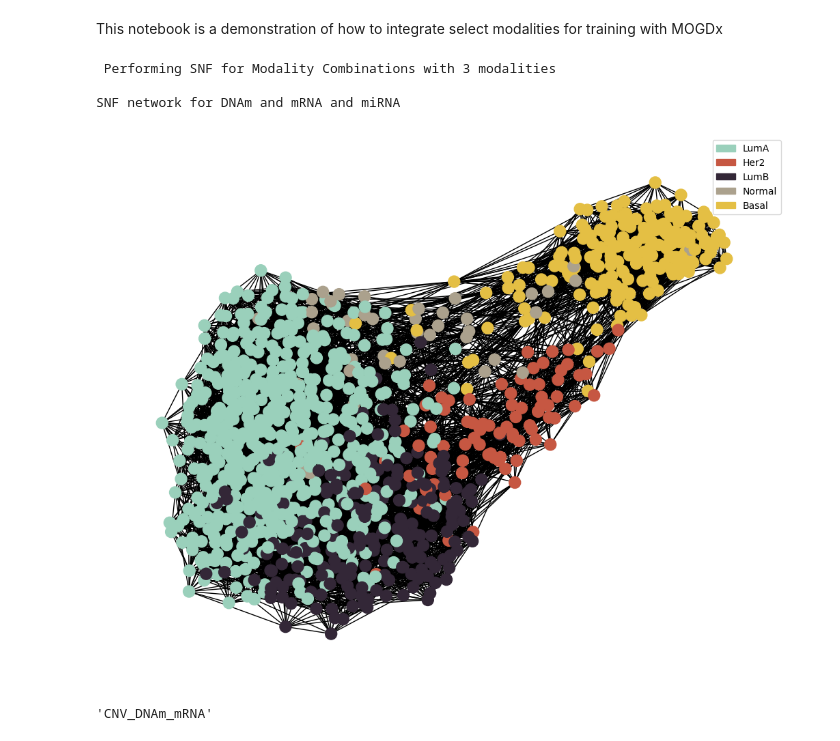
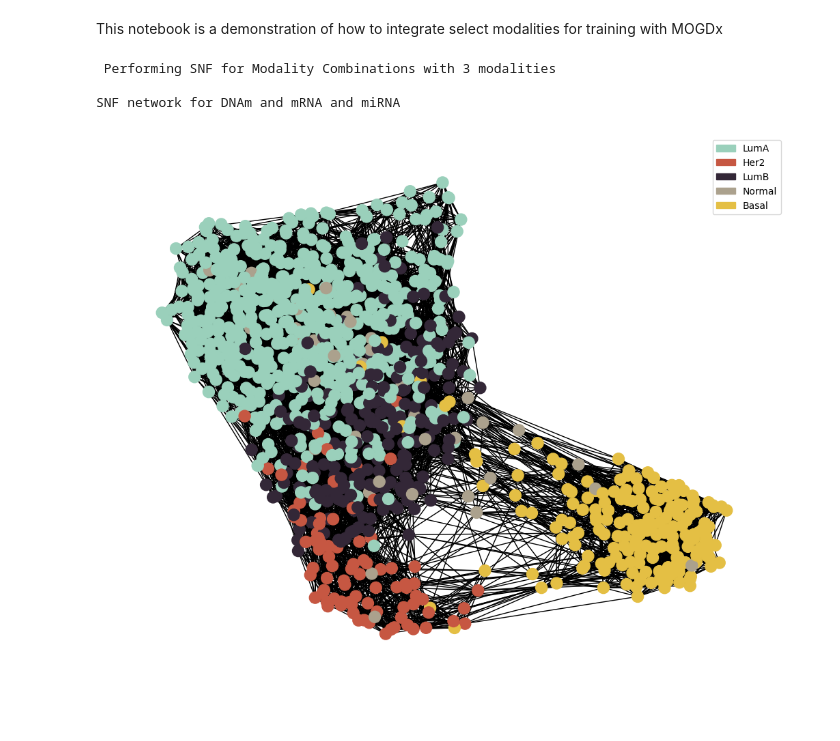
Before and after one commit to Barry8197/MOGDx, a Jupyter notebook: PreProcessing/SNF.ipynb, the cells around one changed output. Drawn from its saved outputs; the diff is of its cells as text; code cells hidden in the pictures.

```diff
--- a/PreProcessing/SNF.ipynb
+++ b/PreProcessing/SNF.ipynb
@@ -44,37 +44,34 @@ for n_mods in range(3,4) :
 
         datMeta = datMeta.set_index(index_col)
         all_idx = list(set(all_idx))
 
         full_graphs = []
 
         for mod , graph in all_graphs.items() :
             full_graph = pd.DataFrame(data = np.zeros((len(all_idx) , len(all_idx))) , index=sorted(all_idx) , columns=sorted(all_idx))
             graph = nx.to_pandas_adjacency(graph)
             full_graph.loc[graph.index , graph.index] = graph.values
 
             full_graphs.append(full_graph)
 
         #for knn in [1,5,7,10,15,20,25,50] :
-        adj_snf = preprocess_functions.SNF(full_graphs , K=10 , t=5)
+        #for t in [1,2,5,7,10,15,20,50] :
+        adj_snf = preprocess_functions.SNF(full_graphs , K=15 , t=5)
         #adj_snf = sum(full_graphs)/3
         #adj_snf = 0.3*full_graphs[0] + 0.35*full_graphs[1] + 0.35*full_graphs[2]
 
         node_labels = pd.Series(adj_snf.index)
 
         node_colour = datMeta.loc[adj_snf.index][target].astype('category').cat.set_categories(wesanderson.FantasticFox2_5.hex_colors , rename=True)
 
         G  = preprocess_functions.gen_knn_network(adj_snf , 15 , datMeta.loc[adj_snf.index][target] ,
                                                                node_colours=node_colour , node_size=150 , plot=True)
         snf_name = '_'.join(sorted(modalities))
-
+        #nx.write_graphml(G, f'./../../data/TCGA/BRCA/ThesisExpts/SNFOptimisation/SNF_{knn}_{t}_graph.graphml')
         #nx.write_graphml(G, f'./../../data/TCGA/BRCA/ThesisExpts/NetworkFusion/SNF_{knn}_graph.graphml')
         nx.write_graphml(G, f'./../../data/TCGA/BRCA/Networks/{snf_name}_graph.graphml')
 # %% [output]
  Performing SNF for Modality Combinations with 3 modalities
 
 SNF network for DNAm and mRNA and miRNA
-[figure, old version]
+[figure, new version]
-# %%
-snf_name
-# %% [output]
-'CNV_DNAm_mRNA'
```
Also changed, not shown: parts of 3 cells of this notebook, 3 other files.
